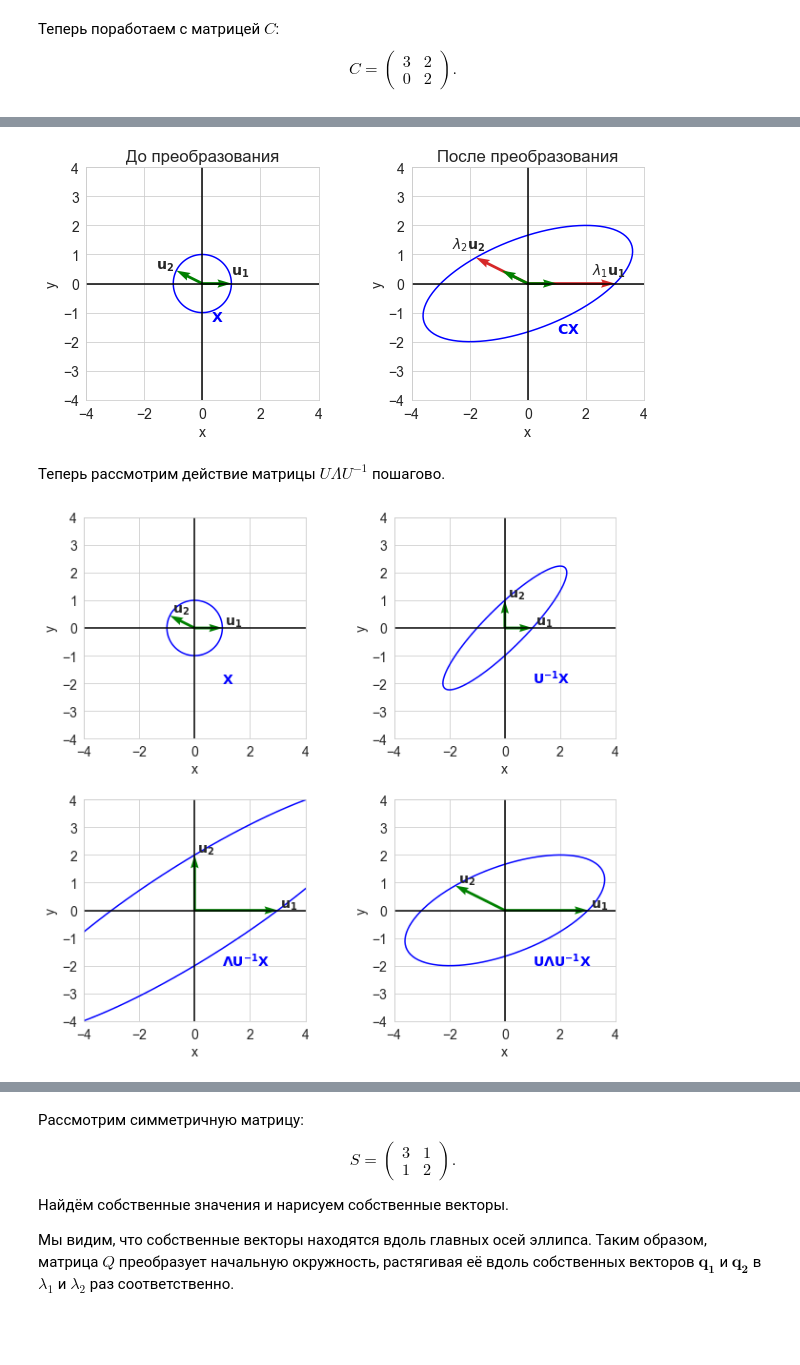
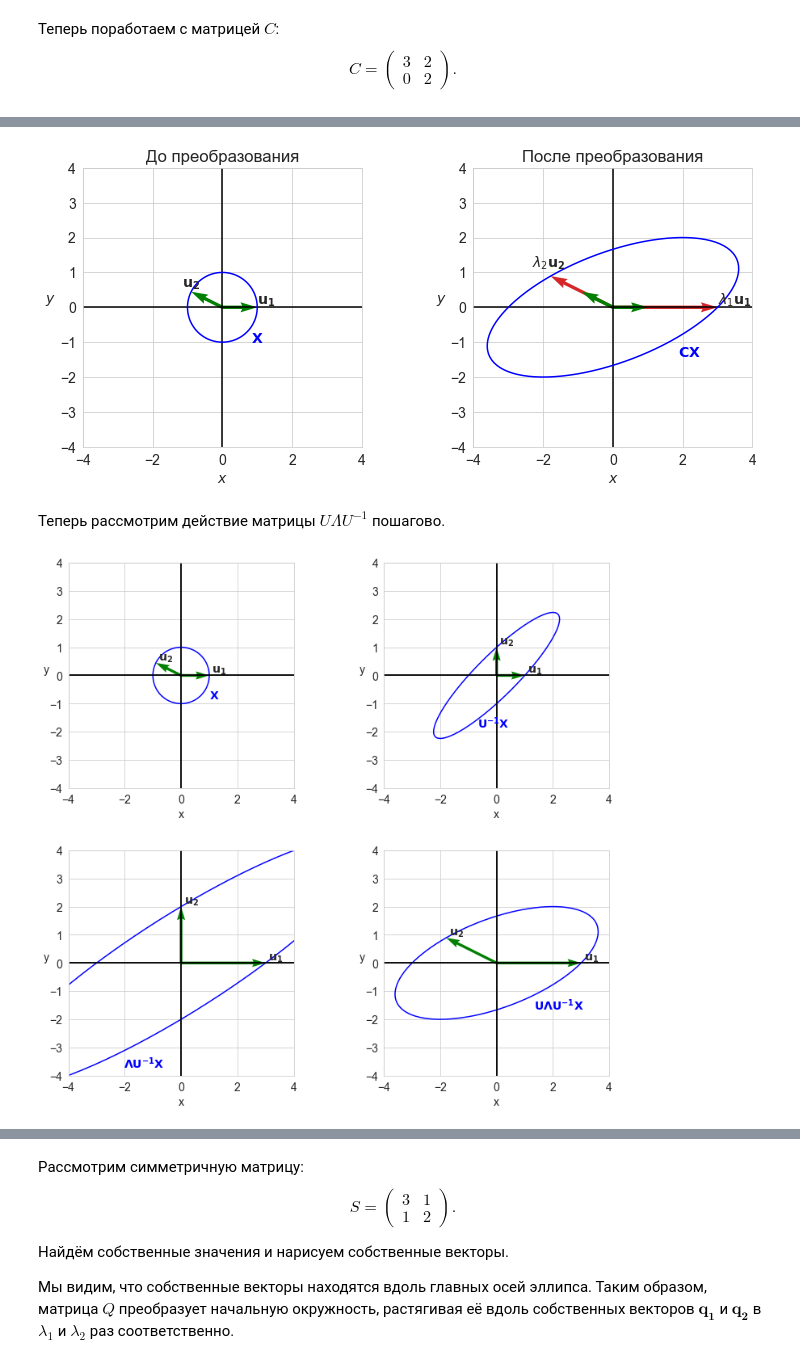
Before and after one commit to aa-savelyev/DaOptSm, a Jupyter notebook: 1.LA/06.Eigen.ipynb, the cells around one changed output, grey strips where cells are left out. Drawn from its saved outputs; the diff is of its cells as text; code cells hidden in the pictures; blank space fills up the shorter version.

```diff
--- a/1.LA/06.Eigen.ipynb
+++ b/1.LA/06.Eigen.ipynb
@@ -67,4 +71,15 @@ y1 = np.concatenate([x.reshape(1,2), Ax.reshape(1,2)])
 # Reshaping and storing both x and Bx in y2 to be plotted as vectors
 y2 = np.concatenate([x.reshape(1,2), Bx.reshape(1,2)])
 origin = [[0,0], [0,0]] # origin point
+# %%
+def make_decor(ax, xlims, ylims):
+    for axi in ax.flatten():
+        axi.axhline(y=0, color='k')
+        axi.axvline(x=0, color='k')
+        axi.set_xlabel('$x$')
+        axi.set_ylabel('$y$', rotation=0, ha='right')
+        axi.set_xlim(xlims)
+        axi.set_ylim(ylims)
+        axi.set_aspect('equal')
+        axi.set_axisbelow(True)
 # %%
@@ -385,48 +387,33 @@ lambda =  [3. 2.]
 # %%
 Y = C @ X  # Vectors in y are the transformed vectors of x
 
-fig, (ax1, ax2) = plt.subplots(1, 2, figsize=(10,15))
+fig, ax = plt.subplots(1, 2, figsize=(12, 8))
 plt.subplots_adjust(wspace=0.4)
+make_decor(ax, xlims, ylims)
 
-# Plotting x
-ax1.plot(X[0,:], X[1,:], color='b')
-ax1.quiver(*origin, U[0,:], U[1,:], color=['g'],
-           width=0.012, angles='xy', scale_units='xy', scale=1)
-ax1.set_xlabel('x', fontsize=14)
-ax1.set_ylabel('y', fontsize=14)
-ax1.set_xlim([-4,4])
-ax1.set_ylim([-4,4])
-ax1.set_aspect('equal')
-ax1.grid(True)
-ax1.set_title("До преобразования")
-ax1.axhline(y=0, color='k')
-ax1.axvline(x=0, color='k')
-ax1.text(1, 0.3, "$\mathbf{u_1}$", fontsize=14)
-ax1.text(-1.6, 0.5, "$\mathbf{u_2}$", fontsize=14)
-ax1.text(0.3, -1.3, "$\mathbf{X}$", color='b', fontsize=14)
+# Plotting X
+ax[0].plot(X[0,:], X[1,:], color='b')
+ax[0].quiver(*origin, U[0,:], U[1,:], color=['g'],
+             width=0.012, angles='xy', scale_units='xy', scale=1)
+ax[0].set_title("До преобразования")
+ax[0].text(*(U[:,0]+[0,.1]), "$\mathbf{u_1}$", fontsize=14)
+ax[0].text(*(1.3*U[:,1]), "$\mathbf{u_2}$", fontsize=14)
+ax[0].text(*(1.3*X[:,-15]), "$\mathbf{X}$", color='b')
 
-# Plotting t
-ax2.plot(Y[0, :], Y[1, :], color='b')
-ax2.quiver(*origin, CU[0,:], CU[1,:], color=cm(3),
-           width=0.012, angles='xy', scale_units='xy', scale=1)
-ax2.quiver(*origin, U[0,:], U[1,:], color=['g'],
-           width=0.012, angles='xy', scale_units='xy', scale=1)
-ax2.set_xlabel('x', fontsize=14)
-ax2.set_ylabel('y', fontsize=14)
-ax2.set_xlim([-4,4])
-ax2.set_ylim([-4,4])
-ax2.set_aspect('equal')
-ax2.grid(True)
-ax2.set_title("После преобразования")
-ax2.axhline(y=0, color='k')
-ax2.axvline(x=0, color='k')
-ax2.text(2.2, 0.3, "$\lambda_1 \mathbf{u_1}$", fontsize=14)
-ax2.text(-2.6, 1.2, "$\lambda_2 \mathbf{u_2}$", fontsize=14)
-ax2.text(1.0, -1.7, "$\mathbf{CX}$", color='b', fontsize=14)
+# Plotting Y
+ax[1].plot(Y[0, :], Y[1, :], color='b')
+ax[1].quiver(*origin, CU[0,:], CU[1,:], color=cm(3),
+             width=0.012, angles='xy', scale_units='xy', scale=1)
+ax[1].quiver(*origin, U[0,:], U[1,:], color=['g'],
+             width=0.012, angles='xy', scale_units='xy', scale=1)
+ax[1].set_title("После преобразования")
+ax[1].text(*(CU[:,0]+[0,.1]), "$\lambda_1 \mathbf{u_1}$", fontsize=14)
+ax[1].text(*(1.3*CU[:,1]), "$\lambda_2 \mathbf{u_2}$", fontsize=14)
+ax[1].text(*(1.3*Y[:,-10]), "$\mathbf{CX}$", color='b')
 
 plt.show()
 # %% [output]
-[figure, old version]
+[figure, new version]
 # %% [markdown]
 Теперь рассмотрим действие матрицы $U \Lambda U^{-1}$ пошагово.
 # %%
@@ -442,25 +429,27 @@ U2 = np.diag(lmbd) @ U1
 U3 = U @ U2
 Un = [U, U1, U2, U3]
 # %%
-fig, ax = plt.subplots(2, 2, figsize=(10,10))
+fig, ax = plt.subplots(2, 2, figsize=(12, 12))
 plt.subplots_adjust(wspace=0.4)
+make_decor(ax, xlims, ylims)
 
 for i, axi in enumerate(ax.flatten()):
     axi.plot(Xn[i][0,:], Xn[i][1,:], color='b')
     axi.quiver(*origin, Un[i][0,:], Un[i][1,:], color=['g'],
                width=0.012, angles='xy', scale_units='xy', scale=1)
     axi.set_xlabel('x', fontsize=14)
     axi.set_ylabel('y', fontsize=14)
     axi.set_xlim([-4, 4])
     axi.set_ylim([-4, 4])
     axi.set_aspect('equal')
     axi.grid(True)
-    # axi.set_title("Original vectors")
     axi.axhline(y=0, color='k')
     axi.axvline(x=0, color='k')
     axi.text(*(Un[i].T[0]+[.1,.1]), "$\mathbf{u_1}$", fontsize=14)
     axi.text(*(Un[i].T[1]+[.1,.1]), "$\mathbf{u_2}$", fontsize=14)
-    axi.text(1, -2, Xn_str[i], color='b', fontsize=14)
+    axi.text(*(1.3*Xn[i][:,-12]), Xn_str[i], color='b', fontsize=14)
+
+plt.show()
 # %% [output]
-[figure, old version]
+[figure, new version]
 # %% [markdown]
```
Also changed, not shown: parts of 33 cells of this notebook, 24 other files.
